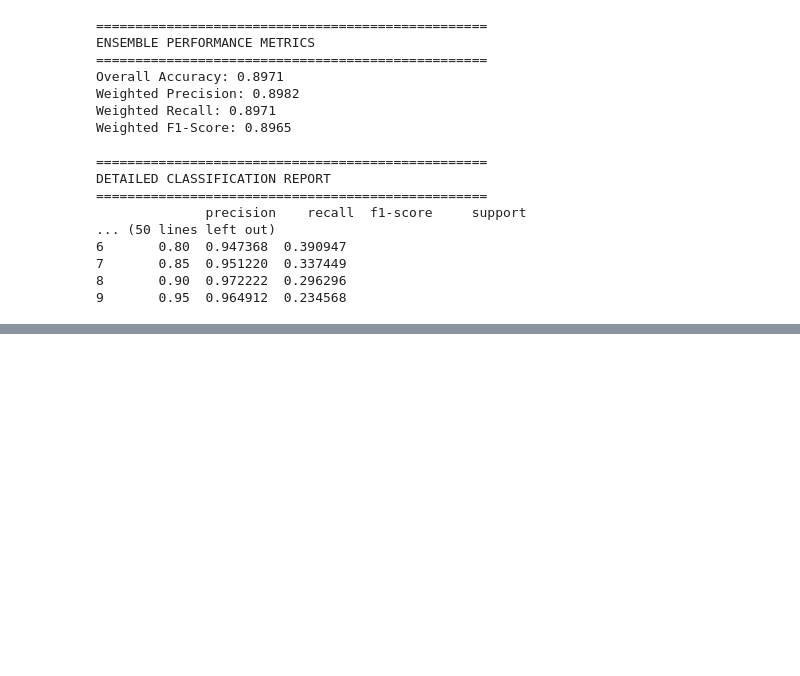
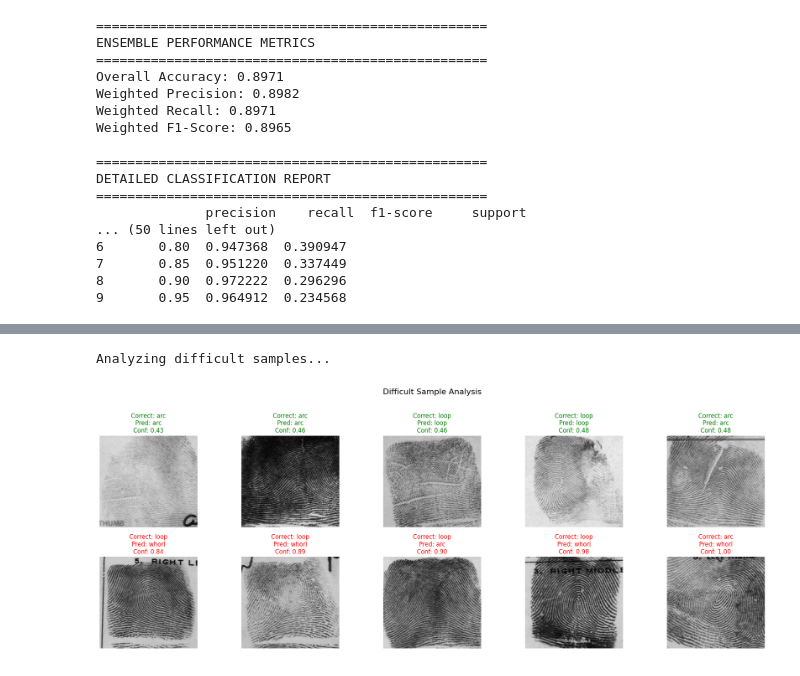
Before and after one commit to DiyaGhorpade/Internship-Fingerprint-Recognition, a Jupyter notebook: fingerprint_classification_v4.ipynb, the cells around one changed output, grey strips where cells are left out. Saved outputs shown, nothing was run; the diff lists cells and outputs as text; code cells hidden in the pictures; blank space fills up the shorter version.

```diff
--- a/fingerprint_classification_v4.ipynb
+++ b/fingerprint_classification_v4.ipynb
@@ -745,0 +891,60 @@ DETAILED CLASSIFICATION REPORT
+# %%
+# ============================================
+# SECTION 14: DIFFICULT SAMPLES ANALYSIS
+# ============================================
+
+def analyze_difficult_samples(test_generator, predictions, true_classes, predicted_classes, class_names, num_samples=5):
+    """Analyze samples that are most difficult to classify (lowest confidence correct & incorrect)"""
+
+    filenames = test_generator.filenames
+    max_confidences = np.max(predictions, axis=1)
+
+    # Lowest confidence correct predictions
+    correct_mask = true_classes == predicted_classes
+    correct_conf = max_confidences[correct_mask]
+    correct_indices = np.where(correct_mask)[0]
+    lowest_conf_correct_indices = correct_indices[np.argsort(correct_conf)[:num_samples]]
+
+    # Highest confidence incorrect predictions
+    incorrect_mask = true_classes != predicted_classes
+    incorrect_conf = max_confidences[incorrect_mask]
+    incorrect_indices = np.where(incorrect_mask)[0]
+    highest_conf_incorrect_indices = incorrect_indices[np.argsort(incorrect_conf)[-num_samples:]]
+
+    # Visualize samples
+    fig, axes = plt.subplots(2, num_samples, figsize=(20, 8))
+    fig.suptitle('Difficult Sample Analysis', fontsize=16)
+
+    # Plot lowest confidence correct
+    for i, idx in enumerate(lowest_conf_correct_indices):
+        img_path = os.path.join(TEST_PATH, filenames[idx])
+        img = cv2.imread(img_path)
+        axes[0, i].imshow(cv2.cvtColor(img, cv2.COLOR_BGR2RGB))
+        title = (f"Correct: {class_names[true_classes[idx]].split('_')[1]}\n"
+                 f"Pred: {class_names[predicted_classes[idx]].split('_')[1]}\n"
+                 f"Conf: {max_confidences[idx]:.2f}")
+        axes[0, i].set_title(title, color='green')
+        axes[0, i].axis('off')
+        if i == 0: axes[0, i].set_ylabel('Lowest Confidence\n(Correct)', fontsize=12)
+
+    # Plot highest confidence incorrect
+    for i, idx in enumerate(highest_conf_incorrect_indices):
+        img_path = os.path.join(TEST_PATH, filenames[idx])
+        img = cv2.imread(img_path)
+        axes[1, i].imshow(cv2.cvtColor(img, cv2.COLOR_BGR2RGB))
+        title = (f"Correct: {class_names[true_classes[idx]].split('_')[1]}\n"
+                 f"Pred: {class_names[predicted_classes[idx]].split('_')[1]}\n"
+                 f"Conf: {max_confidences[idx]:.2f}")
+        axes[1, i].set_title(title, color='red')
+        axes[1, i].axis('off')
+        if i == 0: axes[1, i].set_ylabel('Highest Confidence\n(Incorrect)', fontsize=12)
+
+    plt.tight_layout(rect=[0, 0.03, 1, 0.95])
+    plt.savefig('/content/results/difficult_samples_analysis.png', dpi=100)
+    plt.show()
+
+print("\nAnalyzing difficult samples...")
+analyze_difficult_samples(test_generator, ensemble_predictions, true_classes, ensemble_predicted_classes, class_names)
+# %% [output]
+Analyzing difficult samples...
+[figure, added]
```
Also changed, not shown: parts of 1 cell of this notebook.
